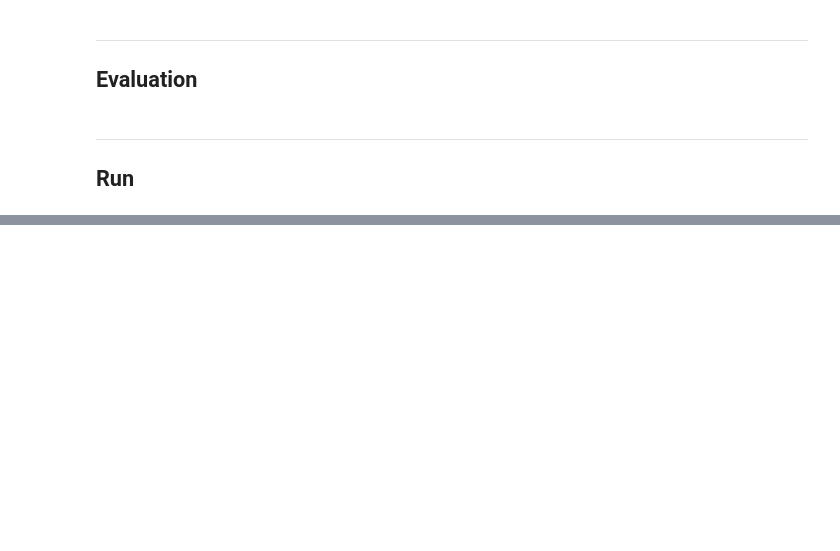
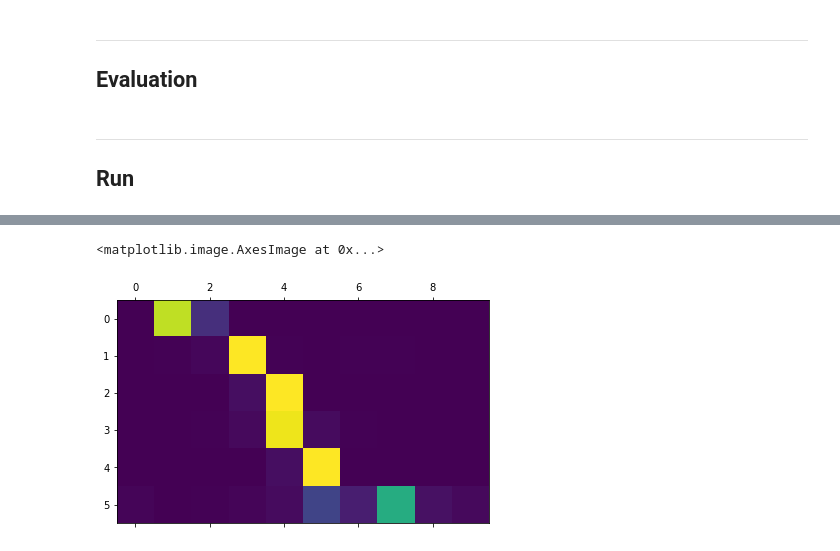
Before and after one commit to NawfalTachfine/DLX, a Jupyter notebook: pytorch_rnns/3.translation-seq2seq-attention.ipynb, the cells around one changed output, grey strips where cells are left out. Saved outputs shown, nothing was run; the diff lists cells and outputs as text; code cells hidden in the pictures; blank space fills up the shorter version.

```diff
--- a/pytorch_rnns/3.translation-seq2seq-attention.ipynb
+++ b/pytorch_rnns/3.translation-seq2seq-attention.ipynb
@@ -380,7 +380,7 @@ def evaluate(encoder, decoder, sentence, max_length=MAX_LENGTH):
     # encoder_outputs = encoder_outputs.cuda() if use_cuda else encoder_outputs
 
     for ei in range(input_length):
-        encoder_output = encoder_hidden = encoder(input_variable[ei], encoder_hidden)
+        encoder_output, encoder_hidden = encoder(input_variable[ei], encoder_hidden)
         encoder_outputs[ei] = encoder_outputs[ei] + encoder_output[0][0]
 
     decoder_input = Variable(torch.LongTensor([[SOS_token]]))
@@ -442,0 +465,7 @@ evaluate_randomly(encoder1, attn_decoder1)
+# %%
+#simple
+output_words, attentions = evaluate(encoder1, attn_decoder1, "je suis trop froid .")
+plt.matshow(attentions.numpy())
+# %% [output]
+<matplotlib.image.AxesImage at 0x...>
+[figure, added]
```
Also changed, not shown: parts of 11 cells of this notebook.
